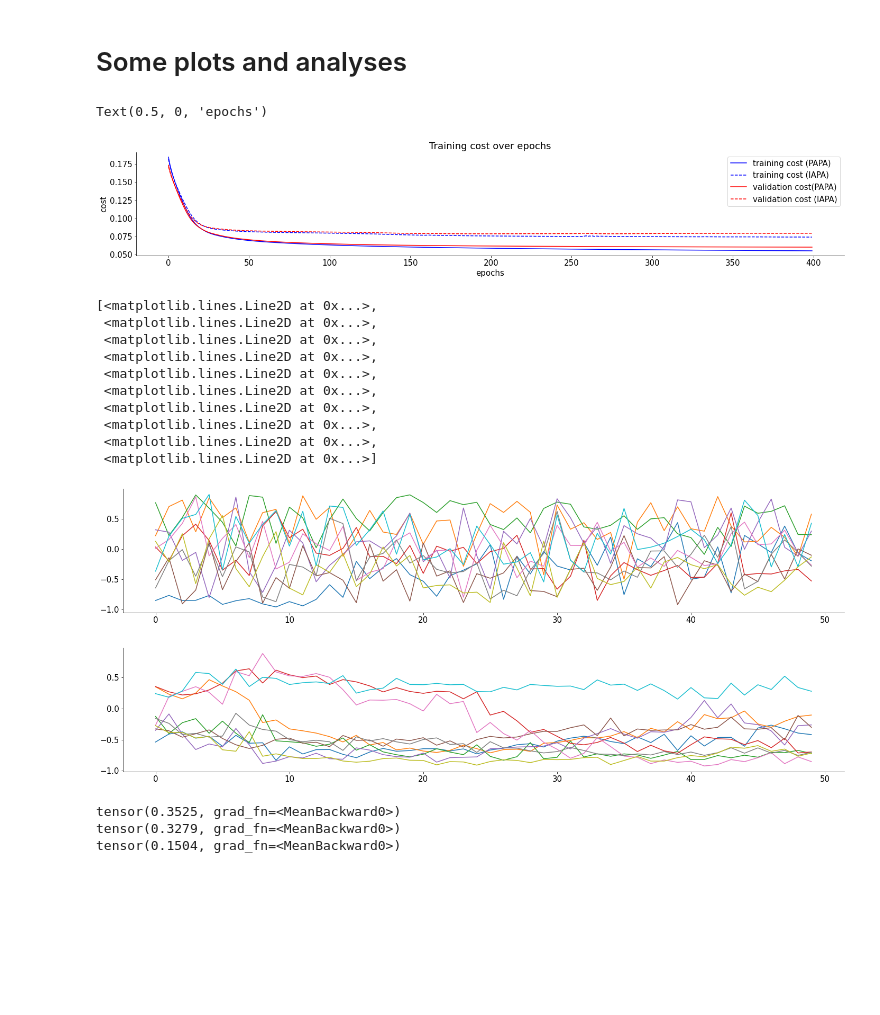
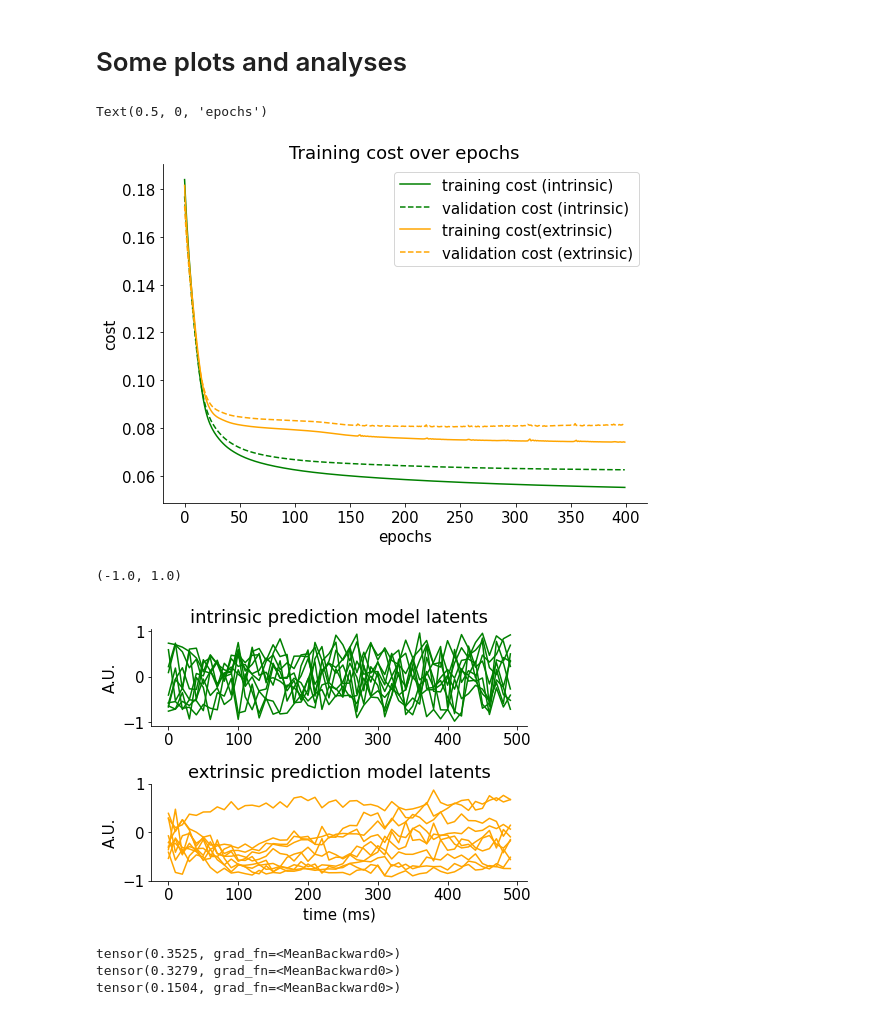
Before and after one commit to cindyhfls/NMA_DL_2021_project, a Jupyter notebook: DifferentRegionsCorrelatedLatents/s31_TH_MO.ipynb, the cells around one changed output. Drawn from its saved outputs; the diff is of its cells as text; code cells hidden in the pictures; blank space fills up the shorter version.

```diff
--- a/DifferentRegionsCorrelatedLatents/s31_TH_MO.ipynb
+++ b/DifferentRegionsCorrelatedLatents/s31_TH_MO.ipynb
@@ -397,42 +397,40 @@ iteration 300, cost 0.0791
 # Some plots and analyses
 # %%
 #@title plot the training side-by-side
-plt.plot(training_cost_PAPA,'b')
-plt.plot(training_cost_IAPA,'b',linestyle = '--')
-
-plt.plot(val_cost_PAPA,'r')
-plt.plot(val_cost_IAPA,'r',linestyle = '--')
-
-plt.legend(['training cost (PAPA)','training cost (IAPA)','validation cost(PAPA)',
-            'validation cost (IAPA)'])
+plt.figure(figsize = [8,6])
+plt.plot(training_cost_PAPA,'green')
+plt.plot(val_cost_PAPA,'green',linestyle = '--')
+plt.plot(training_cost_IAPA,'orange')
+plt.plot(val_cost_IAPA,'orange',linestyle = '--')
+plt.legend(['training cost (intrinsic)','validation cost (intrinsic)','training cost(extrinsic)',
+            'validation cost (extrinsic)'])
 plt.title('Training cost over epochs')
 plt.ylabel('cost')
 plt.xlabel('epochs')
 # %% [output]
 Text(0.5, 0, 'epochs')
-[figure, old version]
+[figure, new version]
 # %%
 # see if the latents are correlated?
+plotx = np.array(range(IAdata.shape[0]))
+
 z_PAPA,y_PAPA= net_PAPA(x1_train,x1_train)
-plt.figure()
-plt.plot(y_PAPA[:,0,:].detach().cpu().numpy())
+plt.figure(figsize = [6.4, 4.8])
+plt.subplot(2,1,1)
+plt.plot(plotx*10,y_PAPA[:,0,:].detach().cpu().numpy(),color = 'green')
+plt.title('intrinsic prediction model latents')
+plt.ylabel('A.U.')
 
 z_IAPA,y_IAPA= net_IAPA(x0_train,x1_train)
-plt.figure()
-plt.plot(y_IAPA[:,0,:].detach().cpu().numpy())
+plt.subplot(2,1,2)
+plt.plot(plotx*10,y_IAPA[:,0,:].detach().cpu().numpy(),color = 'orange')
+plt.title('extrinsic prediction model latents')
+plt.xlabel('time (ms)')
+plt.ylabel('A.U.')
+plt.ylim([-1,1])
 # %% [output]
-[<matplotlib.lines.Line2D at 0x...>,
- <matplotlib.lines.Line2D at 0x...>,
- <matplotlib.lines.Line2D at 0x...>,
- <matplotlib.lines.Line2D at 0x...>,
- <matplotlib.lines.Line2D at 0x...>,
- <matplotlib.lines.Line2D at 0x...>,
- <matplotlib.lines.Line2D at 0x...>,
- <matplotlib.lines.Line2D at 0x...>,
- <matplotlib.lines.Line2D at 0x...>,
- <matplotlib.lines.Line2D at 0x...>]
+(-1.0, 1.0)
-[figure, old version]
+[figure, new version]
-[figure, removed]
 # %%
 print(F.cosine_similarity(z_PAPA.flatten(start_dim = 0,end_dim = 1).T,z_IAPA.flatten(start_dim = 0,end_dim = 1).T).mean())
 print(F.cosine_similarity(z_PAPA.flatten(start_dim = 0,end_dim = 1).T,x1_train.flatten(start_dim = 0,end_dim = 1).T).mean())
```
Also changed, not shown: parts of 4 cells of this notebook.
